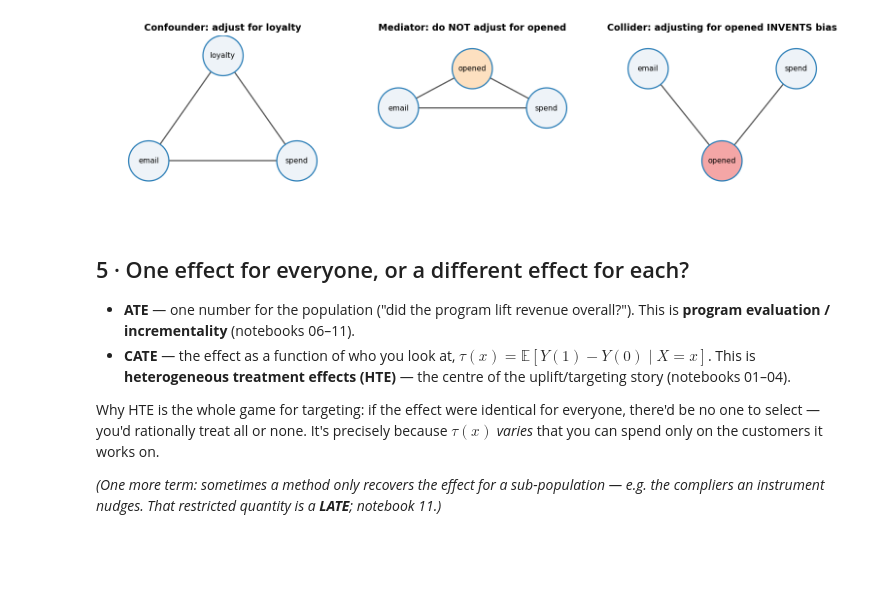
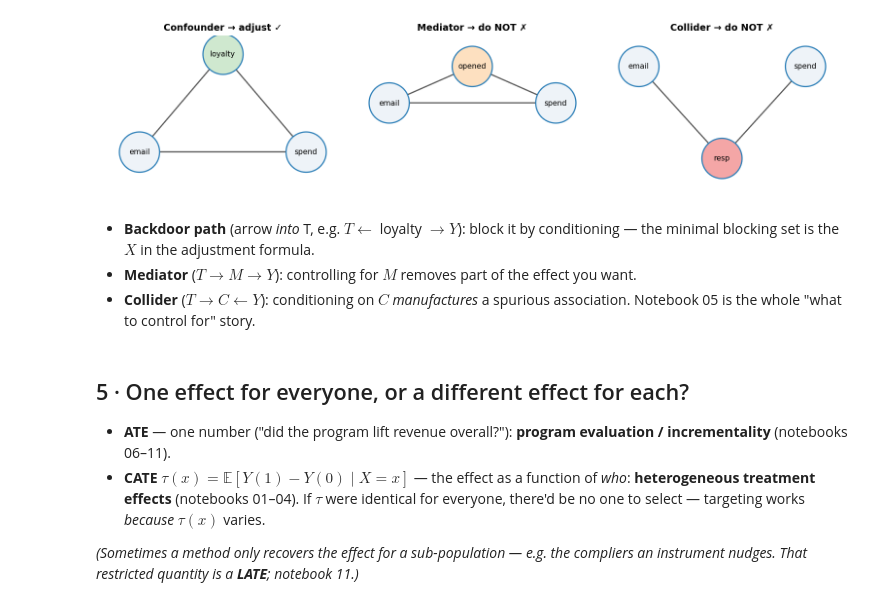
Before and after one commit to fmuia/sda_projects, a Jupyter notebook: notebooks/00_foundations.ipynb, the cells around one changed output. Cells and saved outputs as stored; diff of their text form; code cells hidden in the pictures; blank space fills up the shorter version.

```diff
--- a/notebooks/00_foundations.ipynb
+++ b/notebooks/00_foundations.ipynb
@@ -100,35 +94,28 @@ you exactly what to control for:
 # %%
-fig, ax = plt.subplots(1, 3, figsize=(12, 3.2))
-# confounder
-plots.draw_dag(ax[0], {"loyalty": (0.5, 1.0), "email": (0.1, 0.2), "spend": (0.9, 0.2)},
-               [("loyalty","email"),("loyalty","spend"),("email","spend")],
-               title="Confounder: adjust for loyalty")
-# mediator
-plots.draw_dag(ax[1], {"email": (0.1, 0.6), "opened": (0.5, 0.9), "spend": (0.9, 0.6)},
-               [("email","opened"),("opened","spend"),("email","spend")],
-               node_colors={"opened":"#fde0c0"},
-               title="Mediator: do NOT adjust for opened")
-# collider
-plots.draw_dag(ax[2], {"email": (0.1, 0.9), "spend": (0.9, 0.9), "opened": (0.5, 0.2)},
-               [("email","opened"),("spend","opened")],
-               node_colors={"opened":"#f4a6a6"},
-               title="Collider: adjusting for opened INVENTS bias")
+fig, ax = plt.subplots(1, 3, figsize=(12, 3.0))
+plots.draw_dag(ax[0], {"loyalty":(0.5,1.0),"email":(0.05,0.2),"spend":(0.95,0.2)},
+    [("loyalty","email"),("loyalty","spend"),("email","spend")], node_colors={"loyalty":"#cfe8cf"}, title="Confounder → adjust ✓")
+plots.draw_dag(ax[1], {"email":(0.05,0.6),"opened":(0.5,0.9),"spend":(0.95,0.6)},
+    [("email","opened"),("opened","spend"),("email","spend")], node_colors={"opened":"#fde0c0"}, title="Mediator → do NOT ✗")
+plots.draw_dag(ax[2], {"email":(0.05,0.9),"spend":(0.95,0.9),"resp":(0.5,0.15)},
+    [("email","resp"),("spend","resp")], node_colors={"resp":"#f4a6a6"}, title="Collider → do NOT ✗")
 fig.tight_layout()
 # %% [output]
-[figure, old version]
+[figure, new version]
+# %% [markdown]
+- **Backdoor path** (arrow *into* T, e.g. $T\leftarrow$ loyalty $\rightarrow Y$): block it by
+  conditioning — the minimal blocking set is the $X$ in the adjustment formula.
+- **Mediator** ($T\to M\to Y$): controlling for $M$ removes part of the effect you want.
+- **Collider** ($T\to C\leftarrow Y$): conditioning on $C$ *manufactures* a spurious association.
+  Notebook 05 is the whole "what to control for" story.
 # %% [markdown]
 ## 5 · One effect for everyone, or a different effect for each?
 
-- **ATE** — one number for the population ("did the program lift revenue overall?").
-  This is **program evaluation / incrementality** (notebooks 06–11).
-- **CATE** — the effect as a function of who you look at,
-  $\tau(x)=\mathbb{E}[Y(1)-Y(0)\mid X{=}x]$. This is **heterogeneous treatment
-  effects (HTE)** — the centre of the uplift/targeting story (notebooks 01–04).
+- **ATE** — one number ("did the program lift revenue overall?"): **program evaluation /
+  incrementality** (notebooks 06–11).
+- **CATE** $\tau(x)=\mathbb E[Y(1)-Y(0)\mid X{=}x]$ — the effect as a function of *who*:
+  **heterogeneous treatment effects** (notebooks 01–04). If $\tau$ were identical for everyone, there'd
+  be no one to select — targeting works *because* $\tau(x)$ varies.
 
-Why HTE is the whole game for targeting: if the effect were identical for everyone,
-there'd be no one to select — you'd rationally treat all or none. It's precisely
-because $\tau(x)$ *varies* that you can spend only on the customers it works on.
-
-*(One more term: sometimes a method only recovers the effect for a sub-population —
-e.g. the compliers an instrument nudges. That restricted quantity is a **LATE**;
-notebook 11.)*
+*(Sometimes a method only recovers the effect for a sub-population — e.g. the compliers an instrument
+nudges. That restricted quantity is a **LATE**; notebook 11.)*
```
Also changed, not shown: parts of 17 cells of this notebook.
